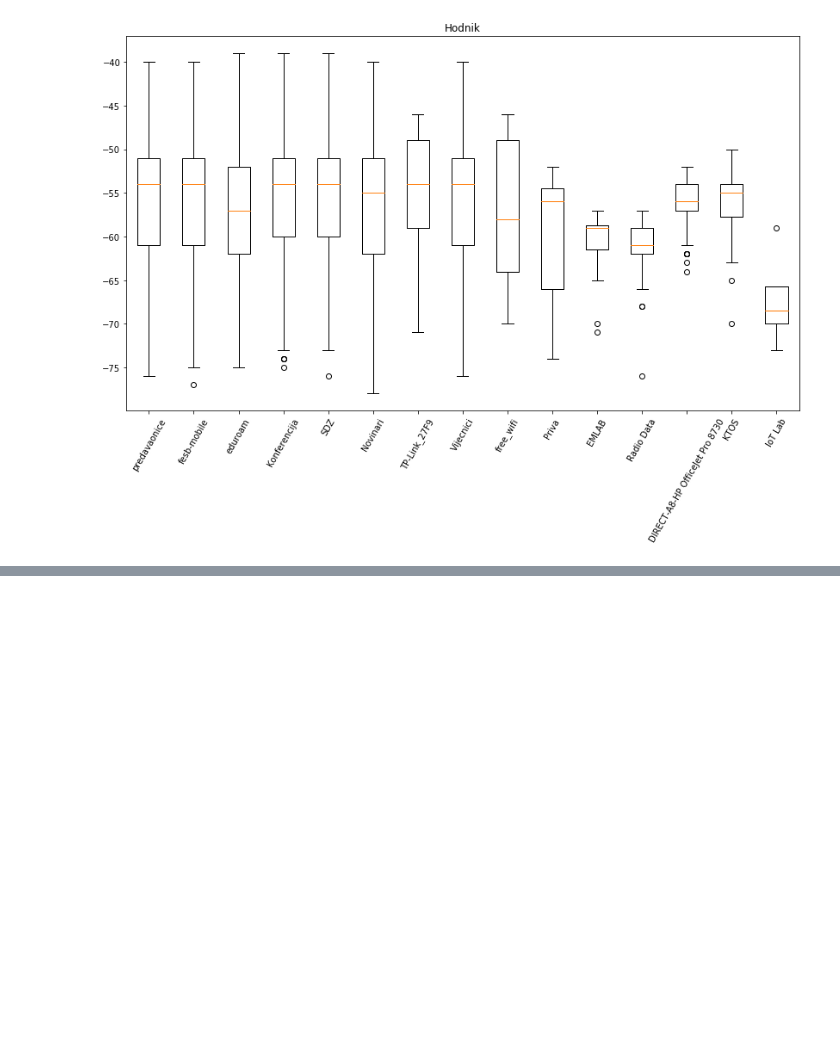
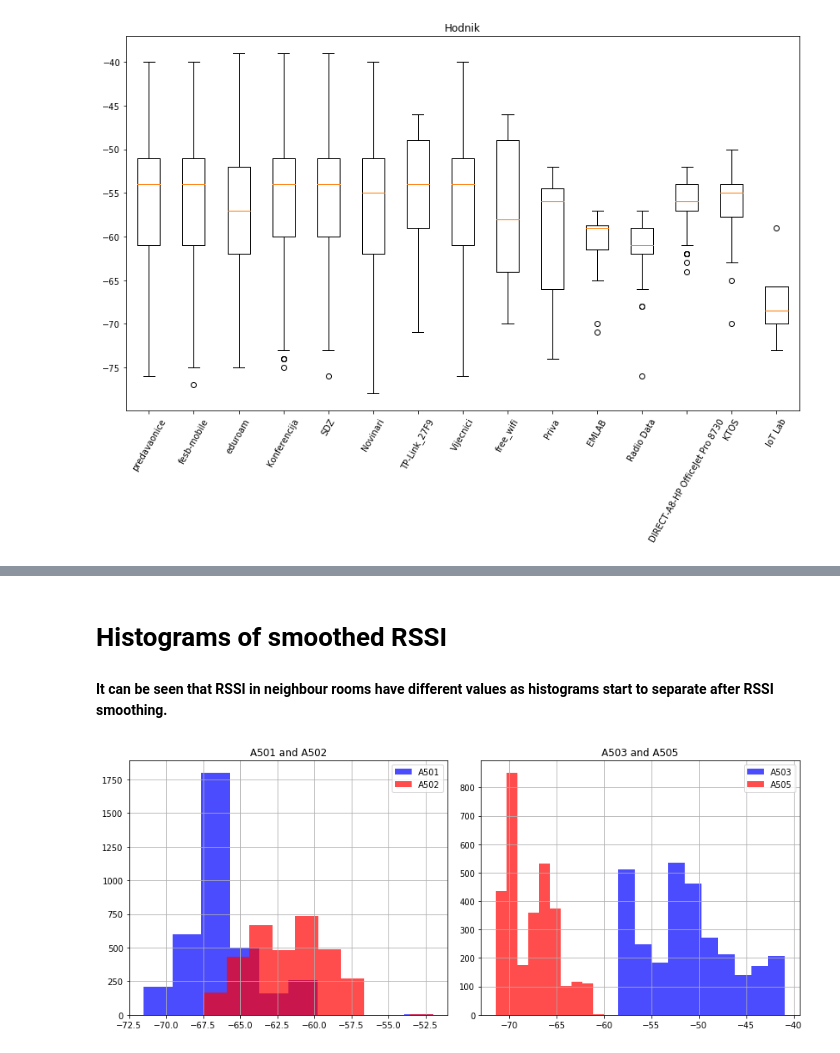
Before and after one commit to TomislavZupanovic/Wifi-Localization, a Jupyter notebook: notebook/data_analysis.ipynb, the cells around one changed output, grey strips where cells are left out. Saved outputs shown, nothing was run; the diff lists cells and outputs as text; code cells hidden in the pictures; blank space fills up the shorter version.

```diff
--- a/notebook/data_analysis.ipynb
+++ b/notebook/data_analysis.ipynb
@@ -72,0 +77,7 @@ def ap_num():
+# %%
+def drop_least_ap(csv):
+    number = csv.ap_id.value_counts()
+    ap_to_drop = number[number < 50].index
+    idx = csv[csv['ap_id'].isin(list(ap_to_drop))].index
+    droped_csv = csv.drop(idx).reset_index(drop=True)
+    return droped_csv
@@ -123,0 +153,11 @@ boxplot(hall)
+# %%
+a502_droped = drop_least_ap(a502)
+a501_droped = drop_least_ap(a501)
+a503_droped = drop_least_ap(a503)
+a505_droped = drop_least_ap(a505)
+a506_droped = drop_least_ap(a506)
+a507_droped = drop_least_ap(a507)
+a508_droped = drop_least_ap(a508)
+a509_droped = drop_least_ap(a509)
+hall_droped = drop_least_ap(hall)
+csv_list = [a501_droped,a502_droped,a503_droped,a505_droped,a506_droped,a507_droped,a508_droped,a509_droped,hall_droped]
@@ -123,0 +166,8 @@ boxplot(hall)
+# %% [markdown]
+# Histograms of smoothed RSSI
+# %% [markdown]
+**It can be seen that RSSI in neighbour rooms have different values as histograms start to separate after RSSI smoothing.**
+# %%
+grouped_histogram(a501_droped, a502_droped, a503_droped, a505_droped)
+# %% [output]
+[figure, added]
```
Also changed, not shown: parts of 19 cells of this notebook.
